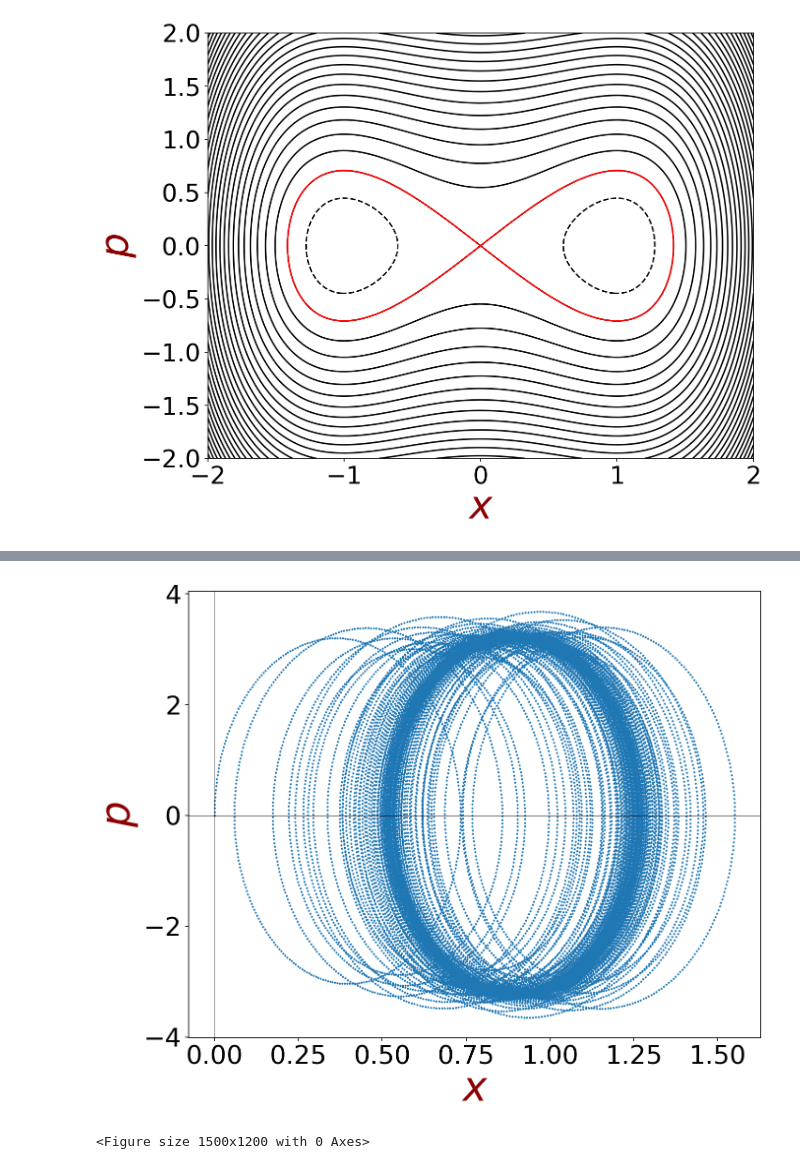
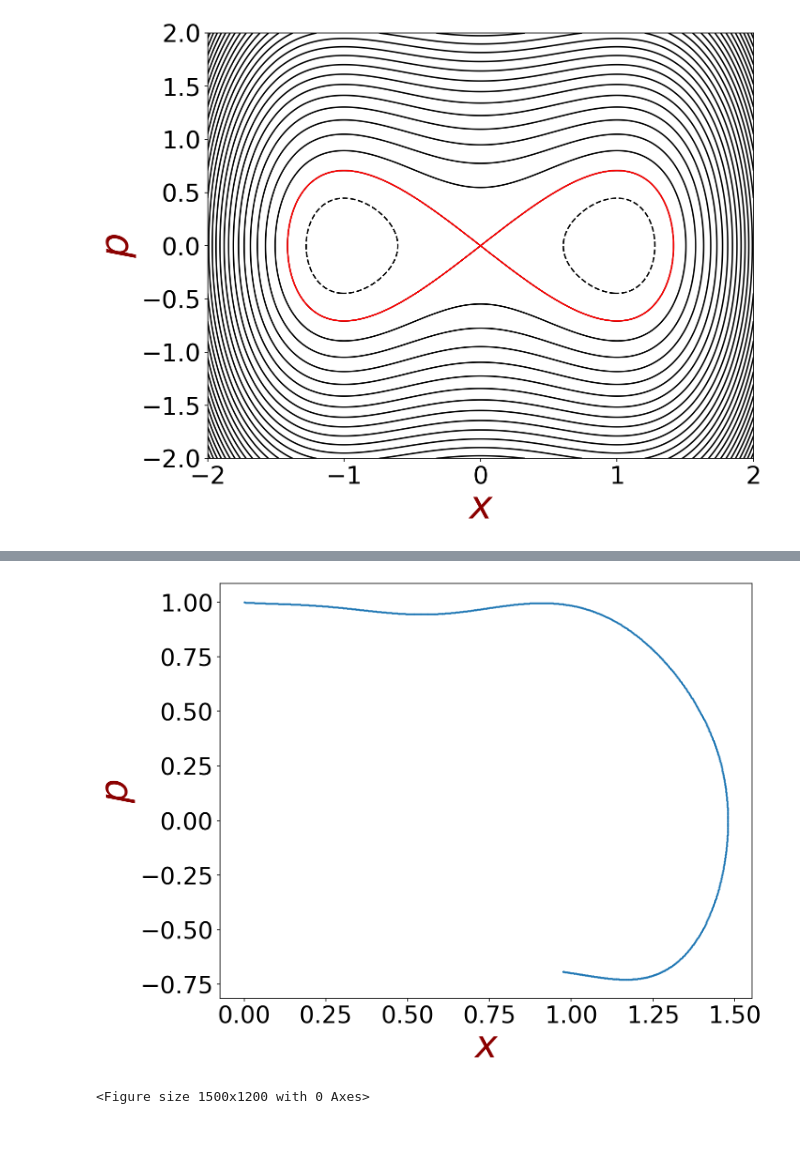
Before and after one commit to propellermint/Dynamic-chaos-in-the-kicked-photon-qubit-atom, a Jupyter notebook: Nonlinear Oscillator.ipynb, the cells around one changed output, grey strips where cells are left out. Saved outputs shown, nothing was run; the diff lists cells and outputs as text; code cells hidden in the pictures; blank space fills up the shorter version.

```diff
--- a/Nonlinear Oscillator.ipynb
+++ b/Nonlinear Oscillator.ipynb
@@ -3,9 +3,9 @@ import numpy as np
 import matplotlib.pyplot as plt
 
 
-Ea = 28 # f
-Gamma = 0.1
-Nu = 1.4
+Ea = 0.2 # f
+Gamma = 0.3
+Nu = 1.2
 T = 1/Nu
 NS = 300
 dt = T/NS
@@ -70,10 +70,10 @@ plt.close()
 <Figure size 1500x1200 with 0 Axes>
 [figure]
 # %%
-Nsteps = 100000
+Nsteps = 1000
 
 xn = 0.0
-pn = 0.0
+pn = 1.0
 
 xt = [xn]
 pt = [pn]
@@ -127,14 +127,14 @@ plt.show()
 # %%
 plt.figure(figsize=(10,8), dpi=150)
 plt.xlabel('$x$', fontdict=font)
 plt.ylabel('$p$', fontdict=font)
 plt.tick_params(labelsize=lblsize)
 plt.scatter(xt,pt, s=1)
-plt.axhline(y=0, color='k', linewidth=0.5)
-plt.axvline(x=0, color='k', linewidth=0.5)
+#plt.axhline(y=0, color='k', linewidth=0.5)
+#plt.axvline(x=0, color='k', linewidth=0.5)
 plt.show()
 # %% [output]
-[figure, old version]
+[figure, new version]
 # %%
 Np = 10000
 
```
Also changed, not shown: parts of 1 cell of this notebook, 5 other files.
